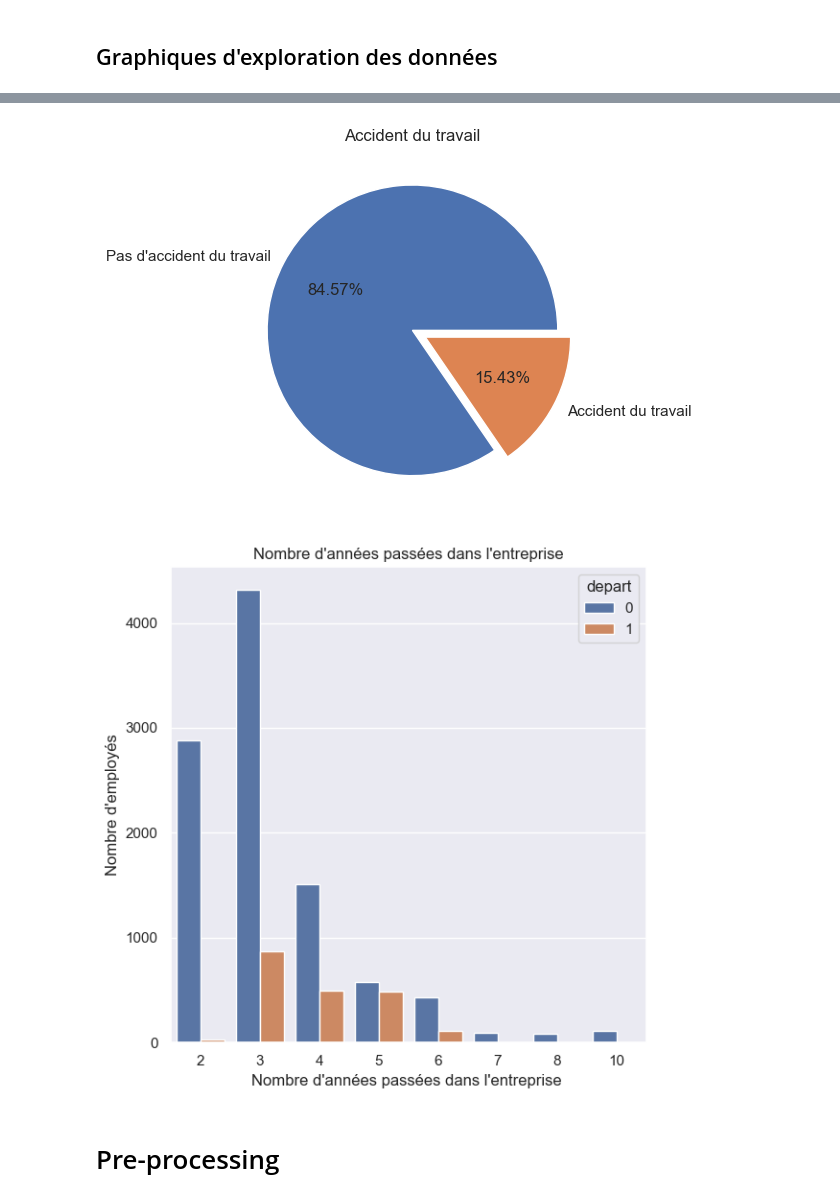
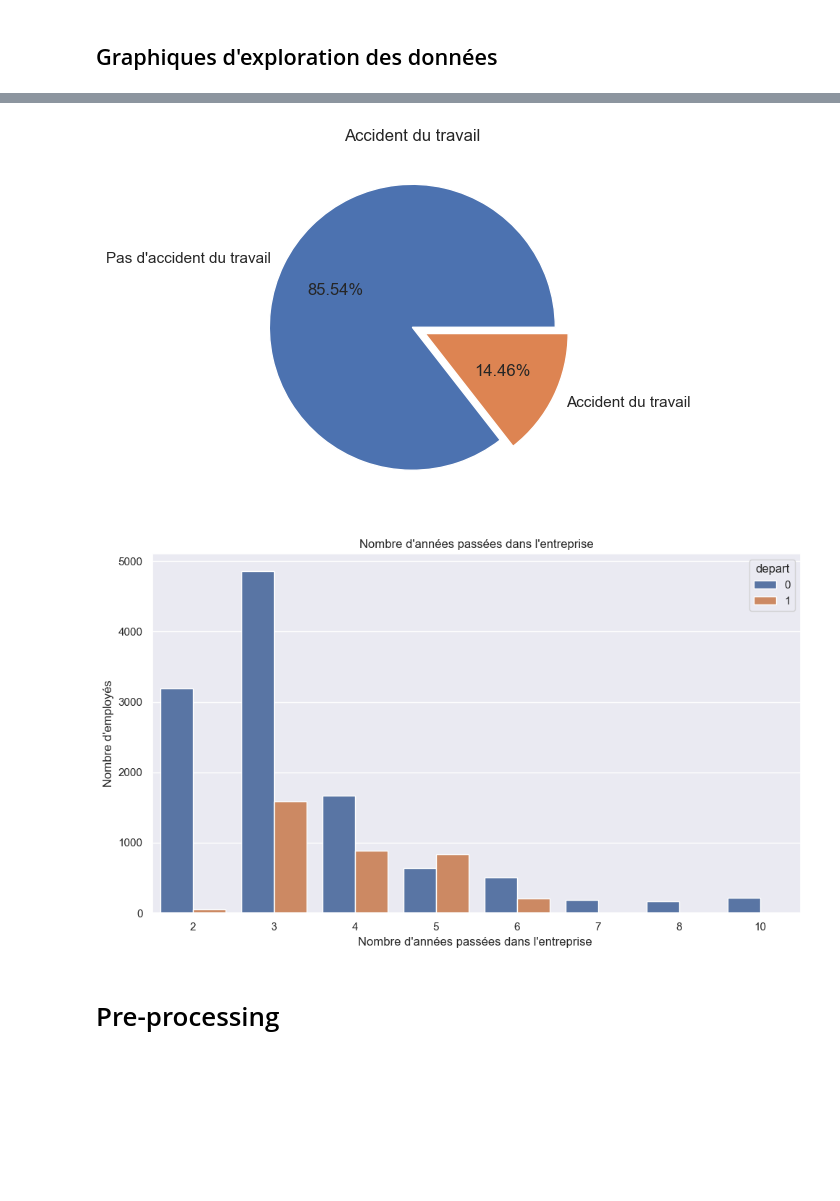
Before and after one commit to ndesbrosse/Projet-final, a Jupyter notebook: projet_final_turnover.ipynb, the cells around one changed output, grey strips where cells are left out. Cells and saved outputs as stored; diff of their text form; code cells hidden in the pictures; blank space fills up the shorter version.

```diff
--- a/projet_final_turnover.ipynb
+++ b/projet_final_turnover.ipynb
@@ -106,8 +106,6 @@ display(turnover_df.describe())
 turnover_df.duplicated(keep="first").sum()
 # %% [output]
 3008
-# %%
-turnover_df.drop_duplicates(inplace=True)
 # %% [markdown]
 ## Moyenne des variables quantitatives en fonction du départ
 # %%
@@ -191,19 +189,19 @@ plt.title("Accident du travail")
 plt.tight_layout()
 plt.show()
 # %% [output]
-[figure, old version]
+[figure, new version]
 # %%
 labels = turnover_df["temps_passe_dans_entreprise"].value_counts().index.tolist()
 
-plt.figure(figsize=(6, 6))
+plt.figure(figsize=(10, 6))
 sns.countplot(x = "temps_passe_dans_entreprise", data=turnover_df, hue="depart")
 plt.title("Nombre d'années passées dans l'entreprise")
 plt.xlabel("Nombre d'années passées dans l'entreprise ")  # Ajout de l'étiquette pour l'axe x
 plt.ylabel("Nombre d'employés")
 plt.tight_layout()
 plt.show()
 # %% [output]
-[figure, old version]
+[figure, new version]
 # %% [markdown]
 # Pre-processing
 # %% [markdown]
```
Also changed, not shown: parts of 22 cells of this notebook.
